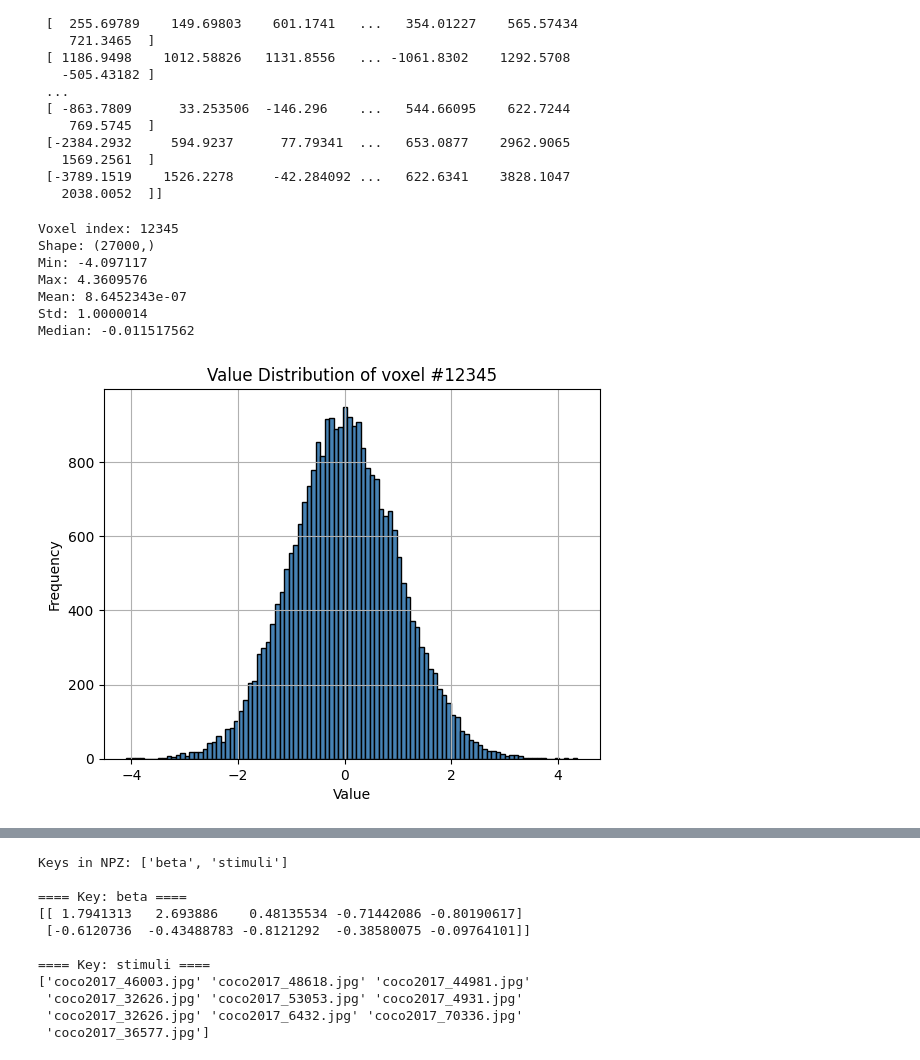
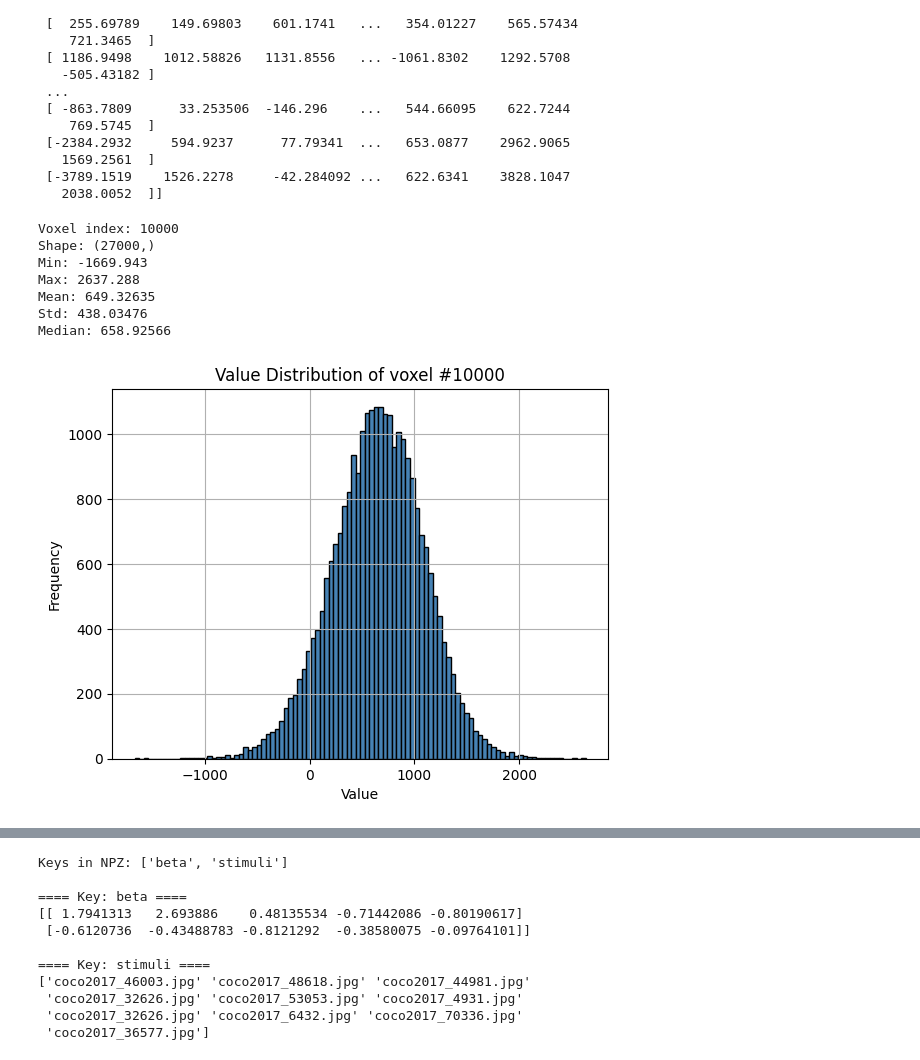
Before and after one commit to gunwoof/neural_decoding, a Jupyter notebook: 6-preprocess_data/test.ipynb, the cells around one changed output, grey strips where cells are left out. Cells and saved outputs as stored; diff of their text form; code cells hidden in the pictures.

```diff
--- a/6-preprocess_data/test.ipynb
+++ b/6-preprocess_data/test.ipynb
@@ -88,39 +88,39 @@ print(data)
 # %%
 import numpy as np
 import matplotlib.pyplot as plt
 
 # z-score된 train 데이터 로드 (shape: 27000 x 101319)
-beta_train_z = np.load('/nas/research/03-Neural_decoding/3-bids/2-derivatives/1-beta/beta_mni/sub-02/sub-02_beta_train_z.npy')
+beta_train_z = np.load('/nas/research/03-Neural_decoding/3-bids/2-derivatives/1-beta/test/sub-01_beta-train_nsdgeneral.npy')
 
 # ----------------------------
 # 1) 볼 voxel index 설정
 # ----------------------------
-voxel_idx = 12345   # 원하는 column 번호 지정
+voxel_idx = 10000   # 원하는 column 번호 지정
 
 # 해당 voxel의 27000개 값 추출
 voxel_values = beta_train_z[:, voxel_idx]  # shape: (27000,)
 # ----------------------------
 
 print("Voxel index:", voxel_idx)
 print("Shape:", voxel_values.shape)
 print("Min:", np.min(voxel_values))
 print("Max:", np.max(voxel_values))
 print("Mean:", np.mean(voxel_values))
 print("Std:", np.std(voxel_values))
 print("Median:", np.median(voxel_values))
 
 plt.hist(voxel_values, bins=100, color='steelblue', edgecolor='black')
 plt.title(f"Value Distribution of voxel #{voxel_idx}")
 plt.xlabel("Value")
 plt.ylabel("Frequency")
 plt.grid(True)
 plt.show()
 # %% [output]
-Voxel index: 12345
+Voxel index: 10000
 Shape: (27000,)
-Min: -4.097117
-Max: 4.3609576
-Mean: 8.6452343e-07
-Std: 1.0000014
-Median: -0.011517562
+Min: -1669.943
+Max: 2637.288
+Mean: 649.32635
+Std: 438.03476
+Median: 658.92566
-[figure, old version]
+[figure, new version]
```
Also changed, not shown: parts of 4 cells of this notebook, 13 other files.
